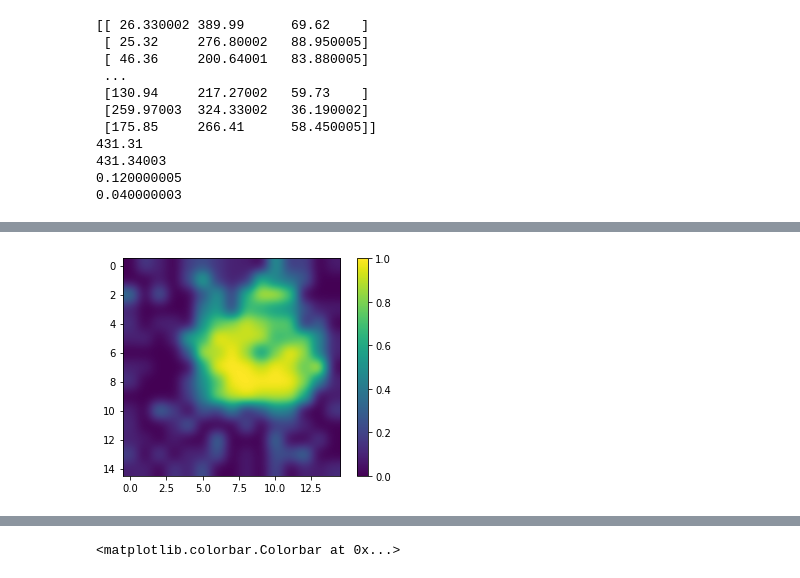
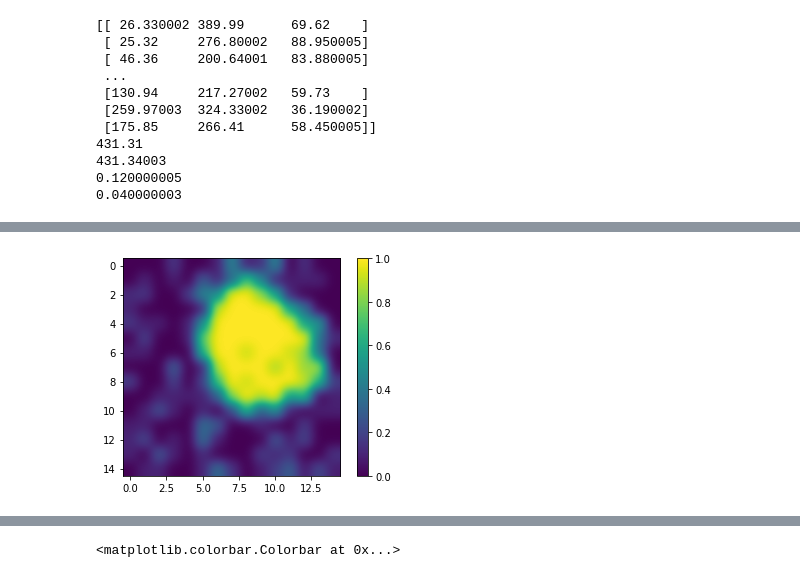
Before and after one commit to JulieCornet/scripts_analysis, a Jupyter notebook: bilayer_thickness&curvature_correl_GM1.ipynb, the cells around one changed output, grey strips where cells are left out. Cells and saved outputs as stored; diff of their text form; code cells hidden in the pictures.

```diff
--- a/bilayer_thickness&curvature_correl_GM1.ipynb
+++ b/bilayer_thickness&curvature_correl_GM1.ipynb
@@ -80,7 +80,7 @@ print(ymin)
 # %%
 # divide the bilayer into 2 leaflets selecting the species you want
 
-Lf = mda.analysis.leaflet.LeafletFinder(u, 'name GL1 or name AM1')
+Lf = mda.analysis.leaflet.LeafletFinder(u, 'name PO4 or name GM1') #
 leaflet0 = Lf.groups(0)
 leaflet1 = Lf.groups(1)
 # %%
@@ -132,29 +169,52 @@ print(np.shape(bary0))
 # %%
-# lower leaflet
+# leaflet 1
 # divide the leaflet into a grid and calculate the concentration ratio in each box
 
 bary1 = []
 #del Mphi1
-Mphi1 = np.zeros((N,N))
+Mphi1_Lo = np.zeros((N,N))
+Mphi1_Ld = np.zeros((N,N))
+Mphi1_GM1 = np.zeros((N,N))
 
 for i in range(0,N):
     xs = xmin + i*dx
     for j in range(0,N):
         ys = ymin + j*dy
-        str_sel= "(prop x>= "+str(xs)+" and prop x< "+str(xs+dx)+" and prop y>= "+str(ys)+" and prop y< "+str(ys+dy)+") and (name GL1 or name AM1)"
+
+        # barycenter of all molecules in each box
+        str_sel= "(prop x>= "+str(xs)+" and prop x< "+str(xs+dx)+" and prop y>= "+str(ys)+" and prop y< "+str(ys+dy)+")"
         b1=leaflet1.select_atoms(str_sel).centroid().tolist()
         bary1.append(b1)
 
-        sel_tot= "(prop x>= "+str(xs)+" and prop x< "+str(xs+dx)+" and prop y>= "+str(ys)+" and prop y< "+str(ys+dy)+")"
+        # composition rates in each box
+        sel_tot= "(prop x>= "+str(xs)+" and prop x< "+str(xs+dx)+" and prop y>= "+str(ys)+" and prop y< "+str(ys+dy)+" and name PO4)"
         tot1= leaflet1.select_atoms(sel_tot).positions
         n_tot1=len(tot1) # total number of molecules
 
-        sel_Ld= "(prop x>= "+str(xs)+" and prop x< "+str(xs+dx)+" and prop y>= "+str(ys)+" and prop y< "+str(ys+dy)+") and resname DPPC"
+        sel_totPO= "(prop x>= "+str(xs)+" and prop x< "+str(xs+dx)+" and prop y>= "+str(ys)+" and prop y< "+str(ys+dy)+" and name PO4)"
+        tot1PO= leaflet1.select_atoms(sel_totPO).positions
+        n_tot1PO=len(tot1PO) # total number of PO
+
+        sel_Lo= "(prop x>= "+str(xs)+" and prop x< "+str(xs+dx)+" and prop y>= "+str(ys)+" and prop y< "+str(ys+dy)+") and resname DPPC"
+        Lo1= leaflet1.select_atoms(sel_Lo).positions
+        n_Lo1=len(Lo1) # number of molecules of the Lo phase (DPPC here)
+
+        sel_Ld= "(prop x>= "+str(xs)+" and prop x< "+str(xs+dx)+" and prop y>= "+str(ys)+" and prop y< "+str(ys+dy)+") and resname DIPC"
         Ld1= leaflet1.select_atoms(sel_Ld).positions
-        n_Ld1=len(Ld1) # number of molecules in the Lo phase (DPPC here)
+        n_Ld1=len(Ld1) # number of molecules of the Ld phase (DIPC here)
 
-        phi1=n_Ld1/n_tot1
-        Mphi1[i,j]=phi1
+        sel_GM1= "(prop x>= "+str(xs)+" and prop x< "+str(xs+dx)+" and prop y>= "+str(ys)+" and prop y< "+str(ys+dy)+") and name GM1"
+        GM1_1= leaflet1.select_atoms(sel_GM1).positions
+        n_GM1_1=len(GM1_1) # number of GM1 molecules
+
+
+        phi1_Lo=n_Lo1/n_tot1PO
+        phi1_Ld=n_Ld1/n_tot1PO
+        phi1_GM1=n_GM1_1/n_tot1
+
+        Mphi1_Lo[i,j]=phi1_Lo
+        Mphi1_Ld[i,j]=phi1_Ld
+        Mphi1_GM1[i,j]=phi1_GM1
 
 
 bary1=np.array(bary1)
@@ -162,6 +222,6 @@ bary1=np.array(bary1)
 plt.scatter(bary1[:,0],bary1[:,1])
 
 print(np.shape(bary1))
-#print(Mphi1)
+print(Mphi1_GM1)
 # %% [output]
 (225, 3)
@@ -211,6 +312,6 @@ plt.savefig(path+'species'+name+'.pdf', format='pdf',bbox_inches='tight')
 # %%
-plt.imshow(Mphi0, interpolation='gaussian')
+plt.imshow(Mphi1_Lo, interpolation='gaussian')
 plt.colorbar()
 plt.savefig(path+'compo-lowerleaflet'+name+'.pdf', format='pdf',bbox_inches='tight')
 # %% [output]
-[figure, old version]
+[figure, new version]
```
Also changed, not shown: parts of 27 cells of this notebook, 3 other files.
